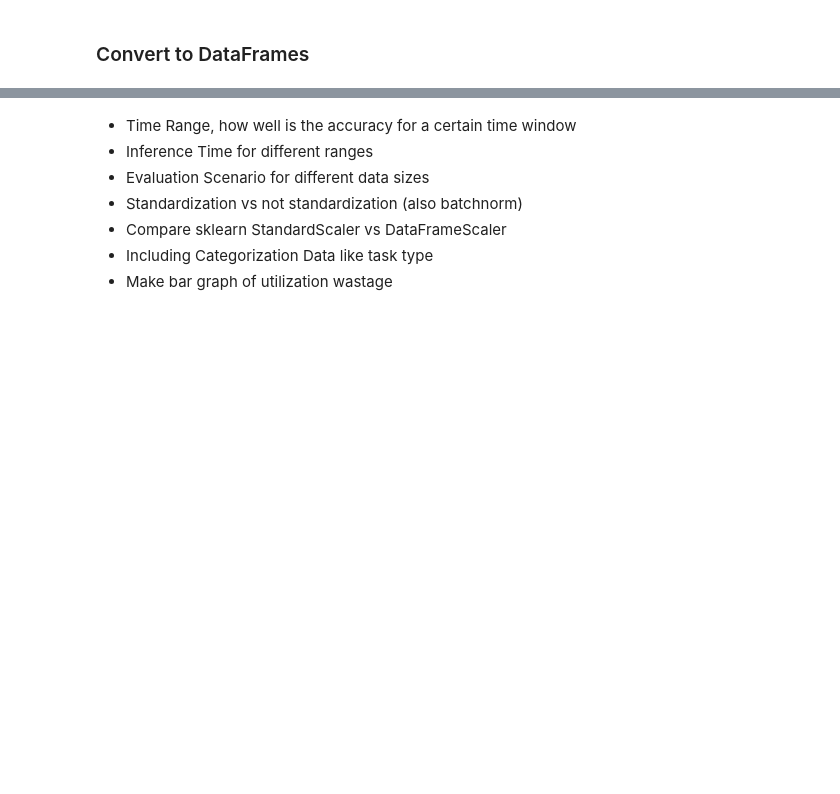
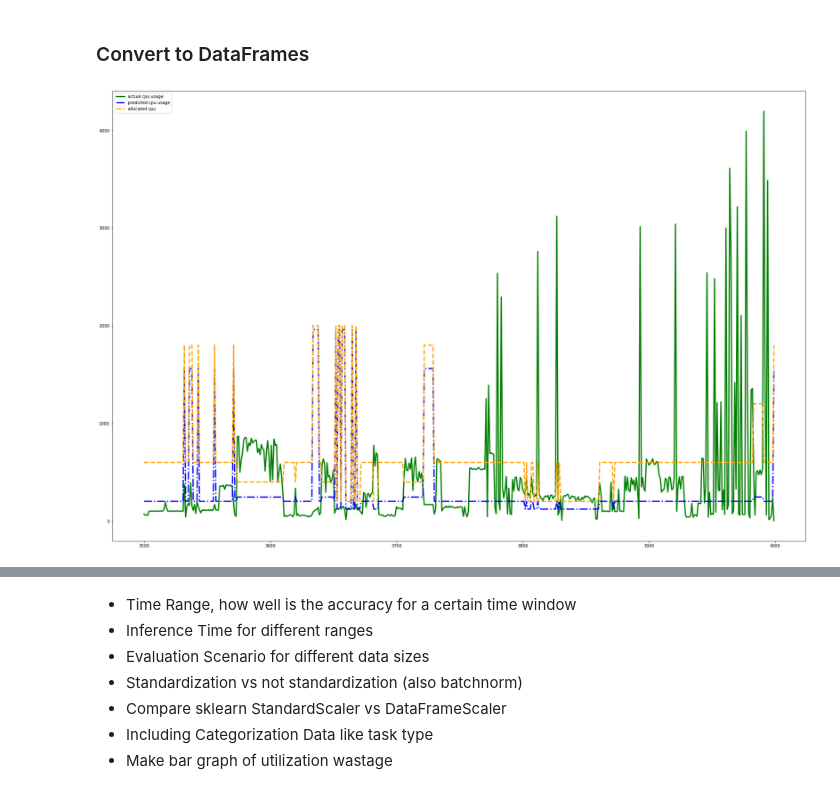
Before and after one commit to MyGodItsFull0fStars/alibaba_clusterdata, a Jupyter notebook: cluster-trace-gpu-v2020/prediction/evaluate_lstm_model.ipynb, the cells around one changed output, grey strips where cells are left out. Drawn from its saved outputs; the diff is of its cells as text; code cells hidden in the pictures; blank space fills up the shorter version.

```diff
--- a/cluster-trace-gpu-v2020/prediction/evaluate_lstm_model.ipynb
+++ b/cluster-trace-gpu-v2020/prediction/evaluate_lstm_model.ipynb
@@ -102,6 +102,10 @@ def plot_df(df: DataFrame, df_columns: list, start_range: int = -1, end_range: i
     plot = df[df_columns].iloc[start_range:end_range].plot.line(figsize=(30, 20), linewidth=3, ax=ax)
     if save_plot_path is not None:
         plot.figure.savefig(save_plot_path)
+# %%
+plot_df(combined_df, [ACTUAL_CPU_COLUMN, PREDICTED_CPU_COLUMN, PLAN_CPU_COLUMN], 3500)
+# %% [output]
+[figure, added]
 # %%
 # combined_df[[ACTUAL_CPU_COLUMN, PREDICTED_CPU_COLUMN]].plot.line(figsize=(30, 25))
 plot_df(combined_df, [ACTUAL_CPU_COLUMN, PREDICTED_CPU_COLUMN, PLAN_CPU_COLUMN], 2300, 2500)
```
Also changed, not shown: parts of 10 cells of this notebook.
